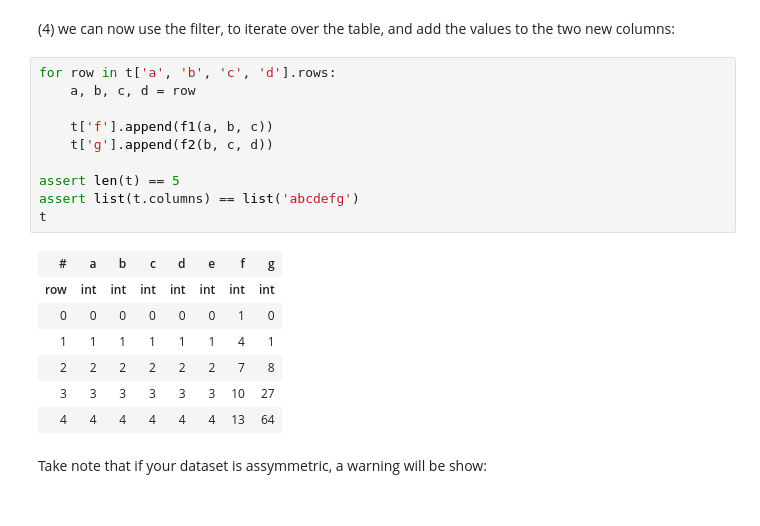
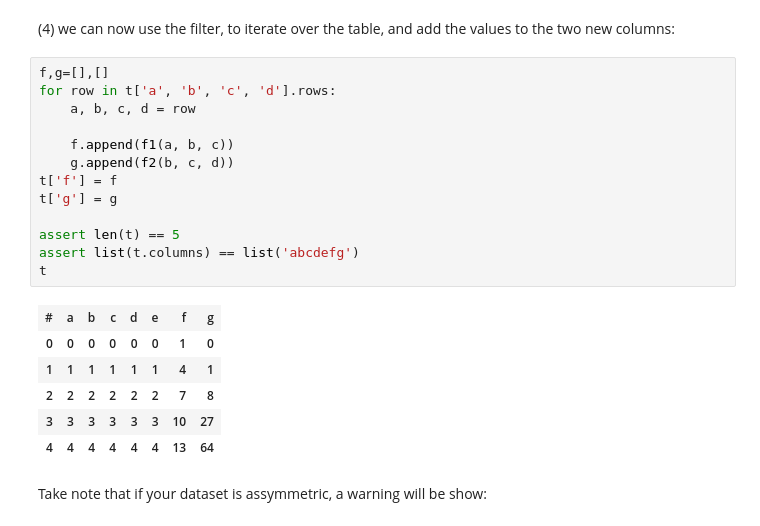
Before and after one commit to root-11/tablite, a Jupyter notebook: tutorial.ipynb, the cells around one changed output. Drawn from its saved outputs; the diff is of its cells as text.

```diff
--- a/tutorial.ipynb
+++ b/tutorial.ipynb
@@ -315,18 +304,20 @@ t.add_columns('f', 'g')
 # %% [markdown]
 (4) we can now use the filter, to iterate over the table, and add the values to the two new columns:
 # %%
+f,g=[],[]
 for row in t['a', 'b', 'c', 'd'].rows:
     a, b, c, d = row
 
-    t['f'].append(f1(a, b, c))
-    t['g'].append(f2(b, c, d))
+    f.append(f1(a, b, c))
+    g.append(f2(b, c, d))
+t['f'] = f
+t['g'] = g
 
 assert len(t) == 5
 assert list(t.columns) == list('abcdefg')
 t
 # %% [output]
 | # | a | b | c | d | e | f | g |
-| row | int | int | int | int | int | int | int |
 | 0 | 0 | 0 | 0 | 0 | 0 | 1 | 0 |
 | 1 | 1 | 1 | 1 | 1 | 1 | 4 | 1 |
 | 2 | 2 | 2 | 2 | 2 | 2 | 7 | 8 |
```
Also changed, not shown: parts of 61 cells of this notebook.
